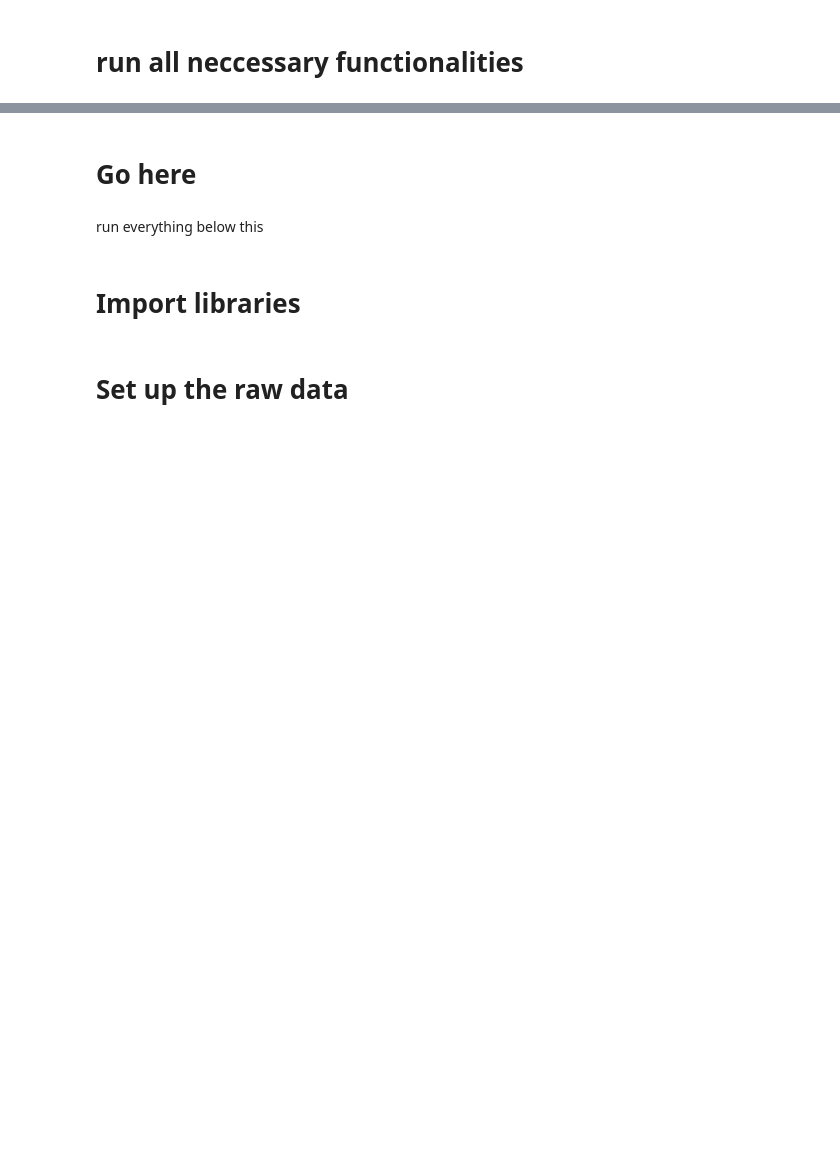
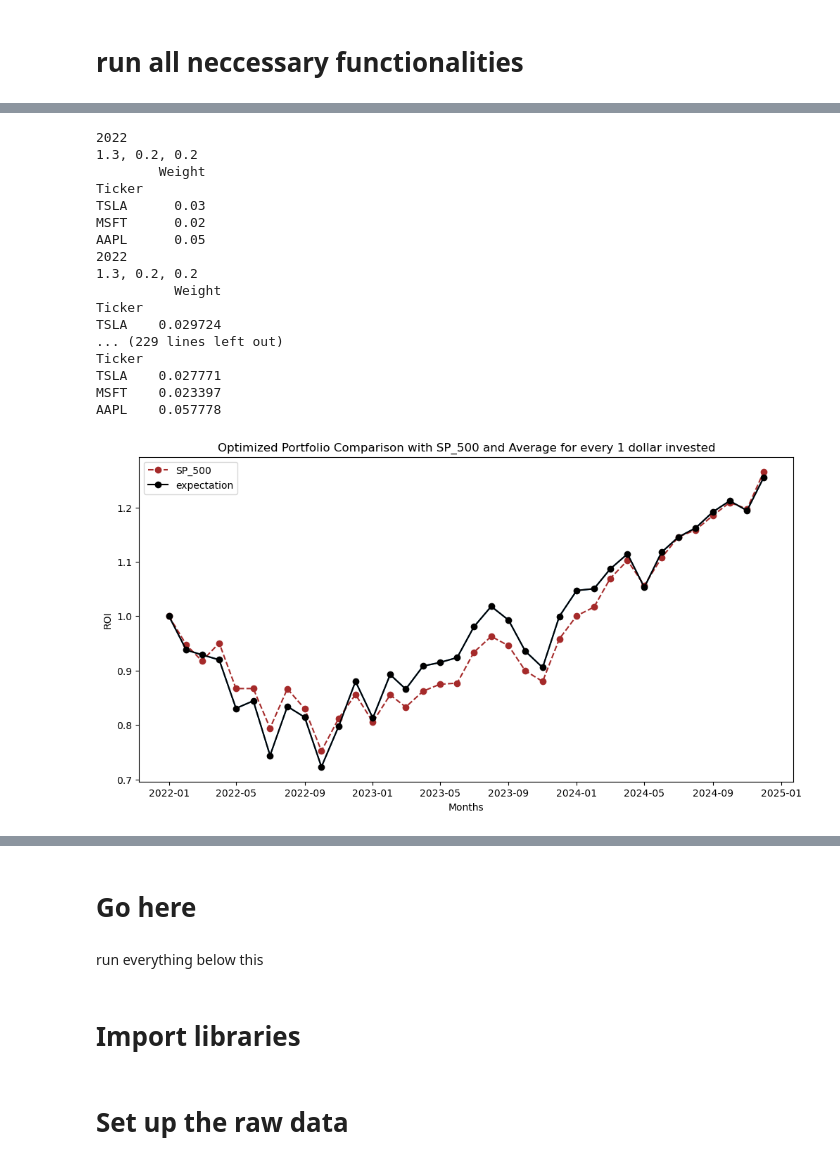
Before and after one commit to vincentbatten27/Multi-Factor_Investing, a Jupyter notebook: Multi_Factor_Fall_25/Run simulator.ipynb, the cells around one changed output, grey strips where cells are left out. Saved outputs shown, nothing was run; the diff lists cells and outputs as text; code cells hidden in the pictures; blank space fills up the shorter version.

```diff
--- a/Multi_Factor_Fall_25/Run simulator.ipynb
+++ b/Multi_Factor_Fall_25/Run simulator.ipynb
@@ -168,0 +181,30 @@ def Transaction_Costs(initialize=False):
+# %%
+c_portf = pd.DataFrame(list({
+    'TSLA': 30000,
+    'MSFT': 20000,
+    'AAPL': 50000}.items()),
+    columns = ['Ticker','Value']
+)
+c_portf = c_portf.set_index('Ticker')
+# c_portf = None
+oos1_list,oos1_list_yearly,oos1_average=monte_carlo_simulation(1,1, 0, 0 ,'rebalance',3,3, 'drm',c_portf)
+avg_drm = final_visual()
+# %% [output]
+2022
+1.3, 0.2, 0.2
+        Weight
+Ticker
+TSLA      0.03
+MSFT      0.02
+AAPL      0.05
+2022
+1.3, 0.2, 0.2
+          Weight
+Ticker
+TSLA    0.029724
+... (229 lines left out)
+Ticker
+TSLA    0.027771
+MSFT    0.023397
+AAPL    0.057778
+[figure, added]
```
Also changed, not shown: parts of 27 cells of this notebook.
